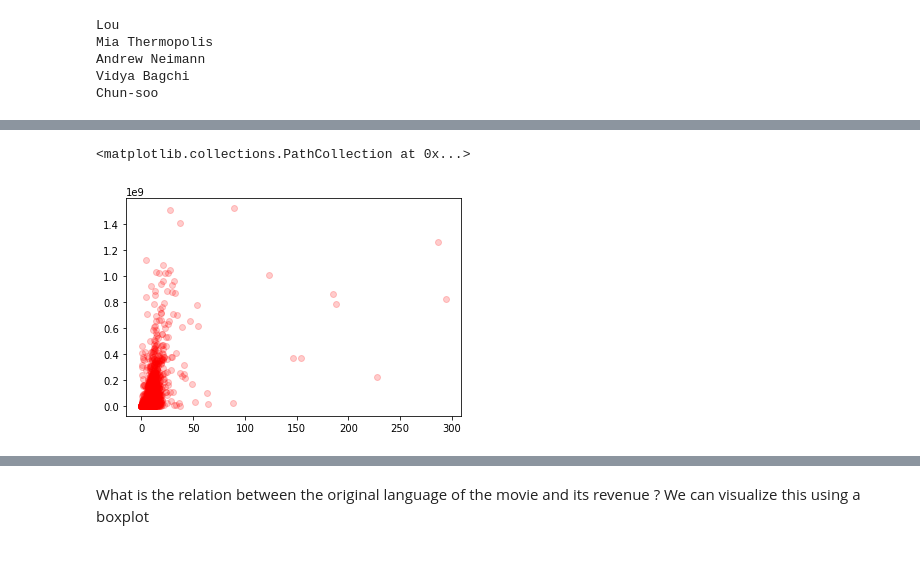
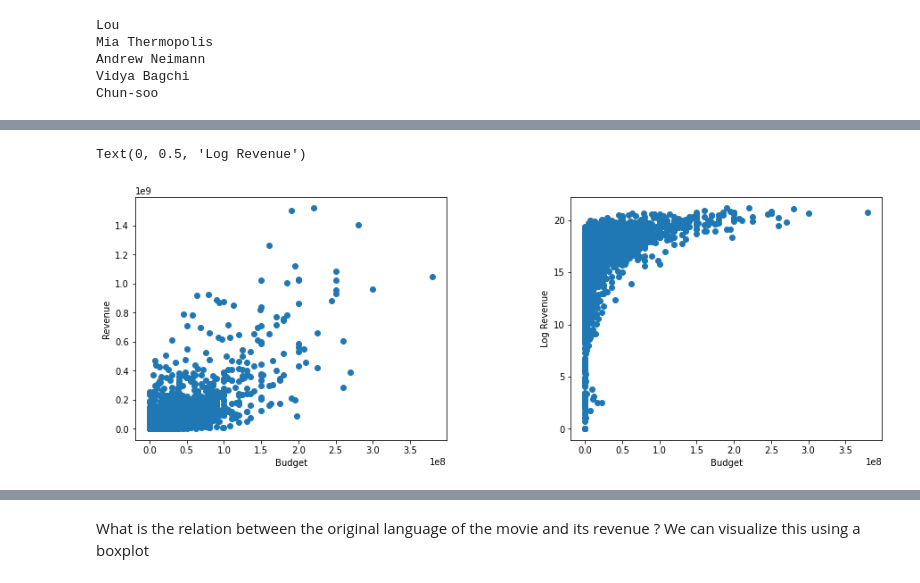
Before and after one commit to aneesh98/TMDBBoxOfficePreds, a Jupyter notebook: TMDBBoxOffice.ipynb, the cells around one changed output, grey strips where cells are left out. Drawn from its saved outputs; the diff is of its cells as text; code cells hidden in the pictures.

```diff
--- a/TMDBBoxOffice.ipynb
+++ b/TMDBBoxOffice.ipynb
@@ -49,5 +43,14 @@ plt.scatter(df_train['budget'], df_train['revenue'])
-# %%
-plt.scatter(df_train['popularity'], df_train['revenue'], color = 'red', alpha = 0.2)
-# %% [output]
-<matplotlib.collections.PathCollection at 0x...>
-[figure, removed]
+# %%
+import matplotlib.pyplot as plt
+log_revenue = np.log(df_train['revenue'])
+fig, (ax1, ax2) = plt.subplots(1, 2, figsize = (15, 5))
+fig.subplots_adjust(wspace = 0.4, hspace = 0.4)
+ax1.scatter(df_train['budget'], df_train['revenue'])
+ax1.set_xlabel('Budget')
+ax1.set_ylabel('Revenue')
+ax2.scatter(df_train['budget'], log_revenue)
+ax2.set_xlabel('Budget')
+ax2.set_ylabel('Log Revenue')
+# %% [output]
+Text(0, 0.5, 'Log Revenue')
+[figure, added]
```
Also changed, not shown: parts of 28 cells of this notebook.
